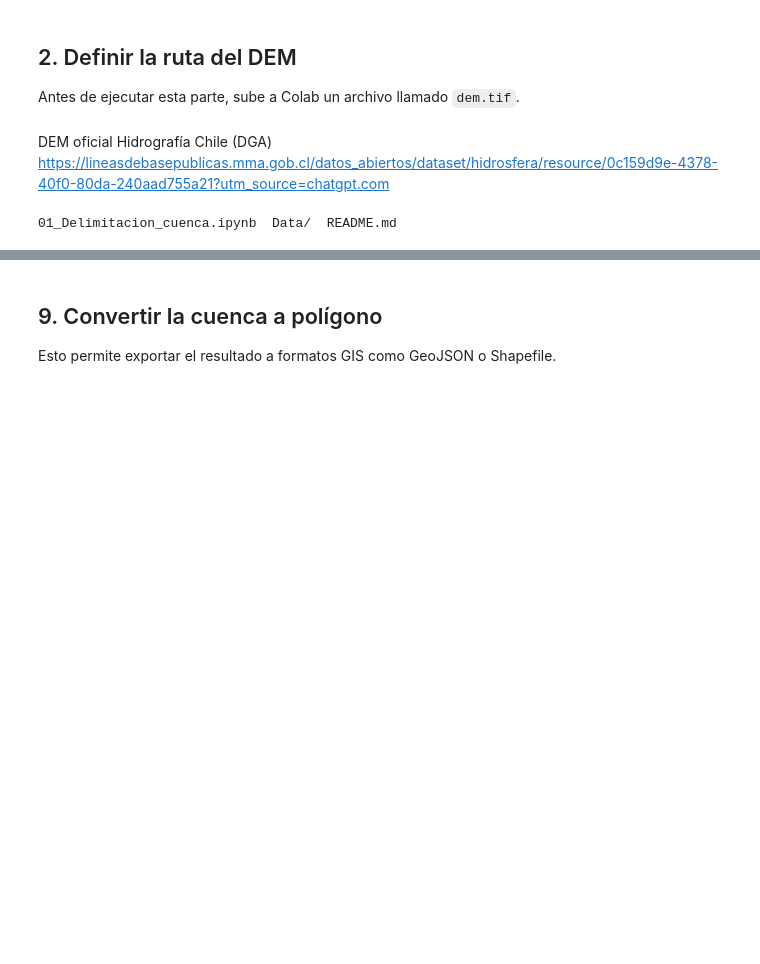
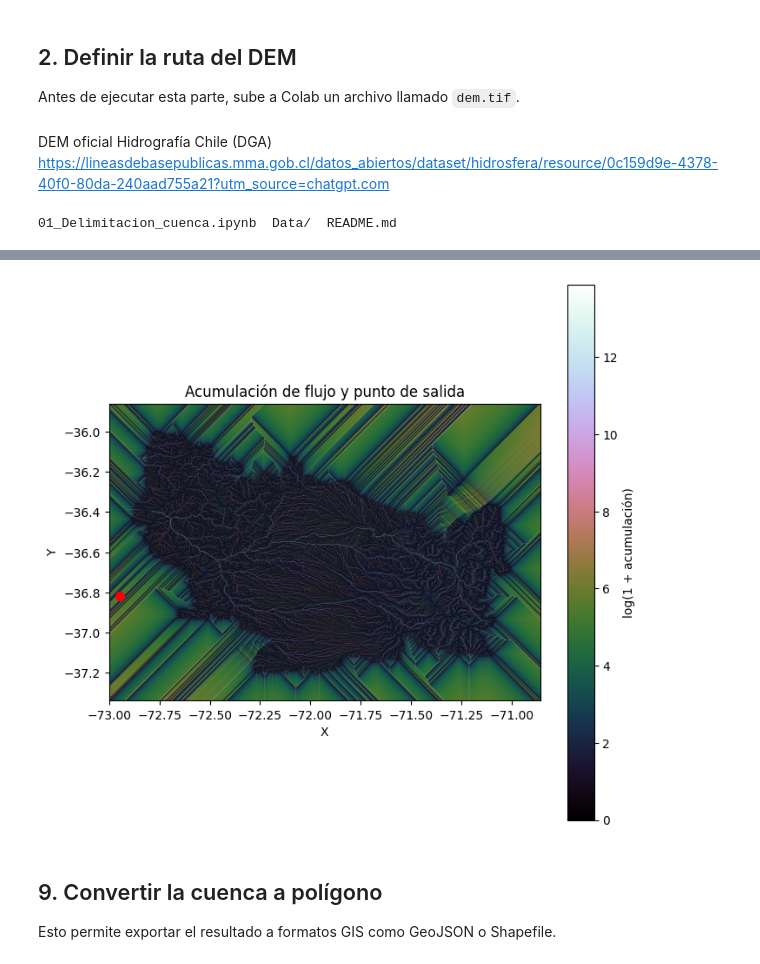
Before and after one commit to paulmunozpauta/Hidrology_Course, a Jupyter notebook: 01_Delimitacion_cuenca.ipynb, the cells around one changed output, grey strips where cells are left out. Drawn from its saved outputs; the diff is of its cells as text; code cells hidden in the pictures; blank space fills up the shorter version.

```diff
--- a/01_Delimitacion_cuenca.ipynb
+++ b/01_Delimitacion_cuenca.ipynb
@@ -162,10 +287,21 @@ print("Cuenca delimitada correctamente.")
 # %%
 fig, ax = plt.subplots(figsize=(8, 8))
-ax.imshow(catch_view, extent=grid.extent, cmap="Blues")
-ax.set_title("Cuenca delimitada")
-ax.set_xlabel("Longitud")
-ax.set_ylabel("Latitud")
+
+im = ax.imshow(
+    np.log1p(acc),
+    extent=grid.extent,
+    cmap="cubehelix"
+)
+
+ax.scatter(x_out, y_out, s=50, c="red")
+ax.set_title("Acumulación de flujo y punto de salida")
+ax.set_xlabel("X")
+ax.set_ylabel("Y")
+
+plt.colorbar(im, ax=ax, label="log(1 + acumulación)")
 plt.show()
+# %% [output]
+[figure, added]
 # %% [markdown]
 ## 9. Convertir la cuenca a polígono
 
```
Also changed, not shown: parts of 30 cells of this notebook.
